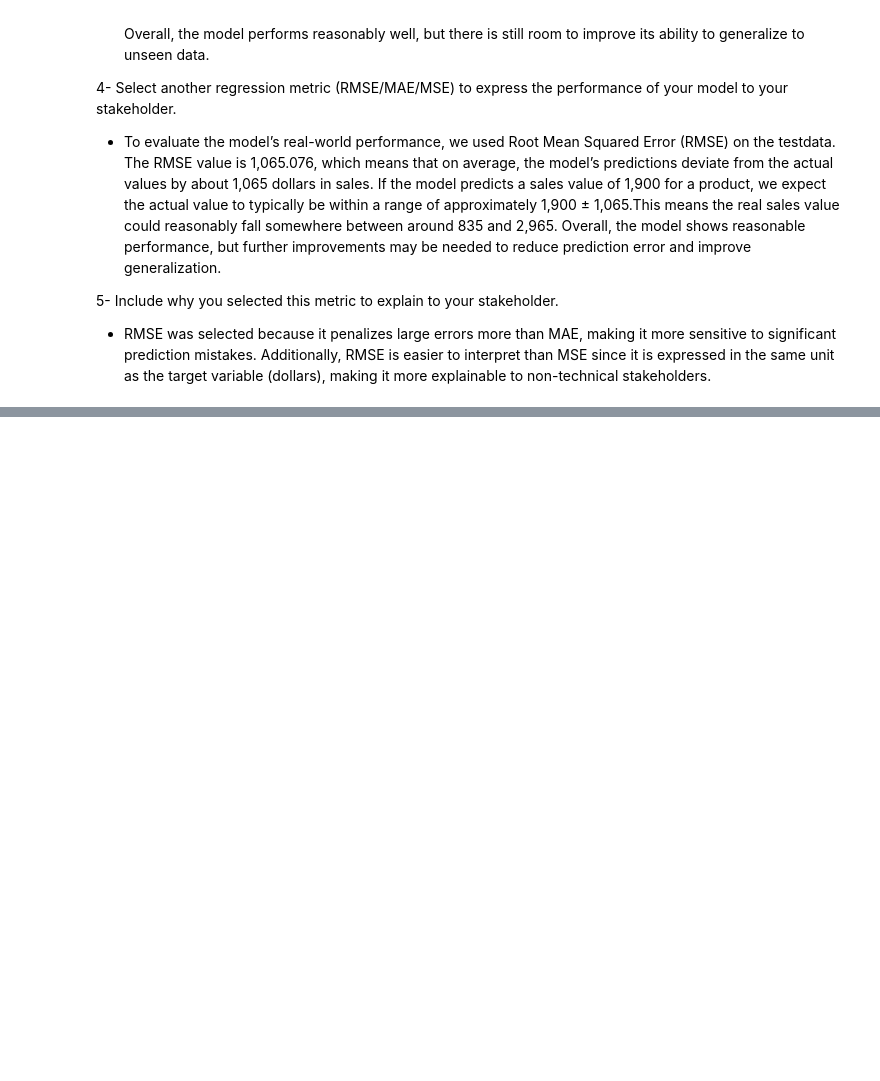
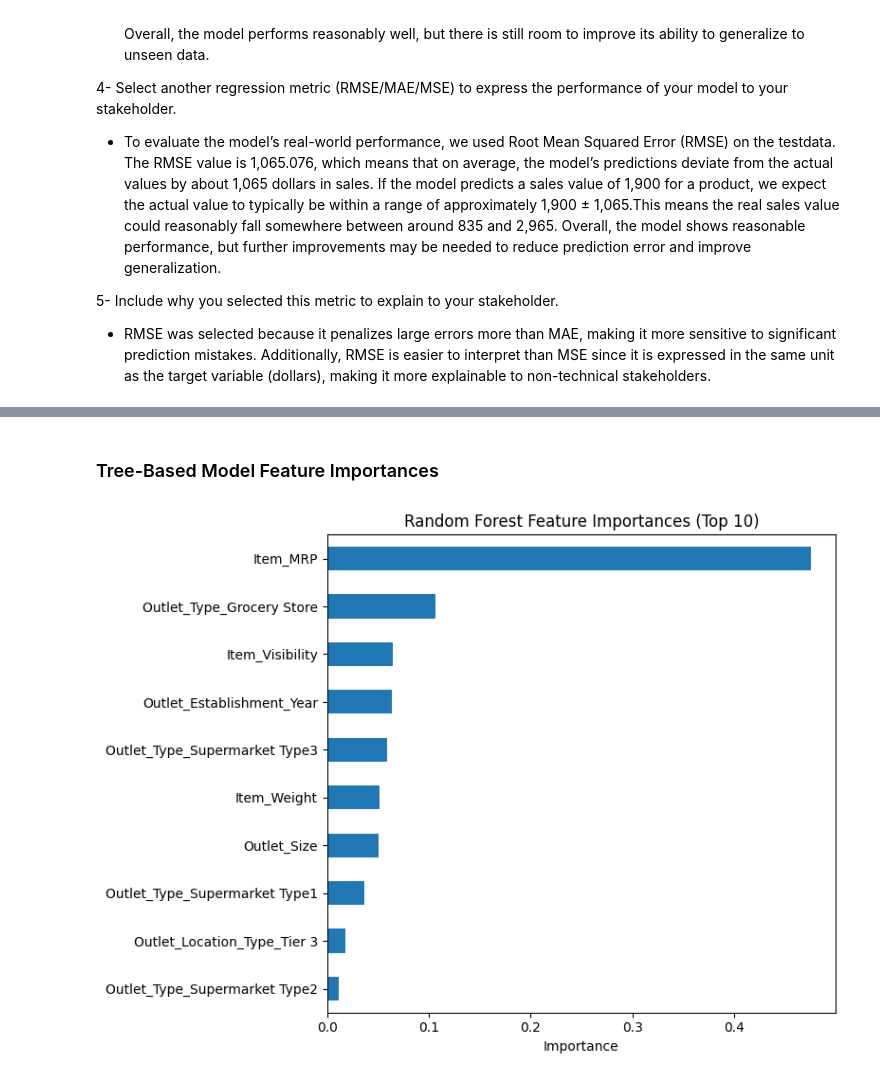
Before and after one commit to laramutair/Prediction-of-Product-Sales, a Jupyter notebook: Prediction_of_Product_Sales.ipynb, the cells around one changed output, grey strips where cells are left out. Saved outputs shown, nothing was run; the diff lists cells and outputs as text; code cells hidden in the pictures; blank space fills up the shorter version.

```diff
--- a/Prediction_of_Product_Sales.ipynb
+++ b/Prediction_of_Product_Sales.ipynb
@@ -741,0 +774,13 @@ Compare your tuned model to your default Random Forest: did the performance impr
+# %% [markdown]
+### Tree-Based Model Feature Importances
+# %%
+importances = pd.Series(best_rf_grid.feature_importances_, index=X_train_processed.columns)
+importances = importances.sort_values(ascending=False)
+# %%
+fig, ax = plt.subplots(figsize=(8, 6))
+importances.head(10).sort_values().plot(kind='barh', ax=ax)
+ax.set_title('Random Forest Feature Importances (Top 10)')
+ax.set_xlabel('Importance')
+fig.tight_layout()
+# %% [output]
+[figure, added]
```
Also changed, not shown: parts of 10 cells of this notebook.
